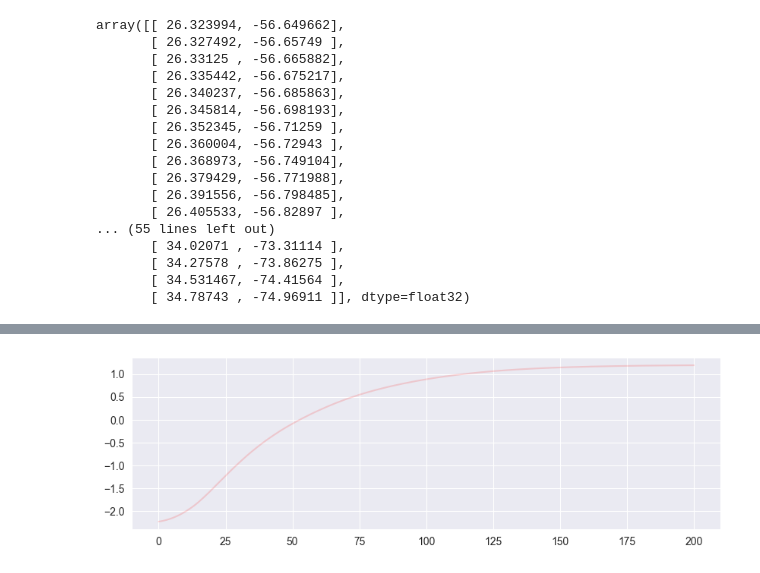
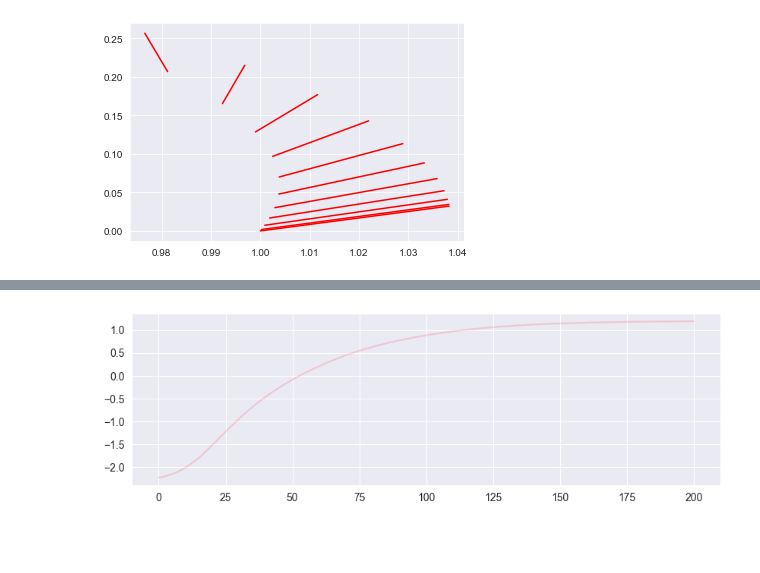
Before and after one commit to BVPhD/RL_scratch, a Jupyter notebook: Orbit_DDPG.ipynb, the cells around one changed output, grey strips where cells are left out. Saved outputs shown, nothing was run; the diff lists cells and outputs as text; code cells hidden in the pictures; blank space fills up the shorter version.

```diff
--- a/Orbit_DDPG.ipynb
+++ b/Orbit_DDPG.ipynb
@@ -511,23 +542,15 @@ traj_a = np.array(traj_a)
-# %%
-traj_a
-# %% [output]
-array([[ 26.323994, -56.649662],
-       [ 26.327492, -56.65749 ],
-       [ 26.33125 , -56.665882],
-       [ 26.335442, -56.675217],
-       [ 26.340237, -56.685863],
-       [ 26.345814, -56.698193],
-       [ 26.352345, -56.71259 ],
-       [ 26.360004, -56.72943 ],
-       [ 26.368973, -56.749104],
-       [ 26.379429, -56.771988],
-       [ 26.391556, -56.798485],
-       [ 26.405533, -56.82897 ],
-... (55 lines left out)
-       [ 34.02071 , -73.31114 ],
-       [ 34.27578 , -73.86275 ],
-       [ 34.531467, -74.41564 ],
-       [ 34.78743 , -74.96911 ]], dtype=float32)
+# %%
+# orientation vector every Nth
+xaxis_orientation = test_env.trajectory[:,2]
+# vector terminal pts
+start_pts = test_env.trajectory[:,[0,1]]
+end_pts = start_pts + 0.05*np.dstack((np.cos(xaxis_orientation), np.sin(xaxis_orientation)))[0]
+
+for idx in range(len(start_pts)):
+    plt.plot([start_pts[idx,0],end_pts[idx,0]], [start_pts[idx,1],end_pts[idx,1]], c='r')
+plt.show();
+# %% [output]
+[figure, added]
 # %%
 test_env.render(sample_traj_rate = 1)
 # %% [output]
```
Also changed, not shown: parts of 14 cells of this notebook.
